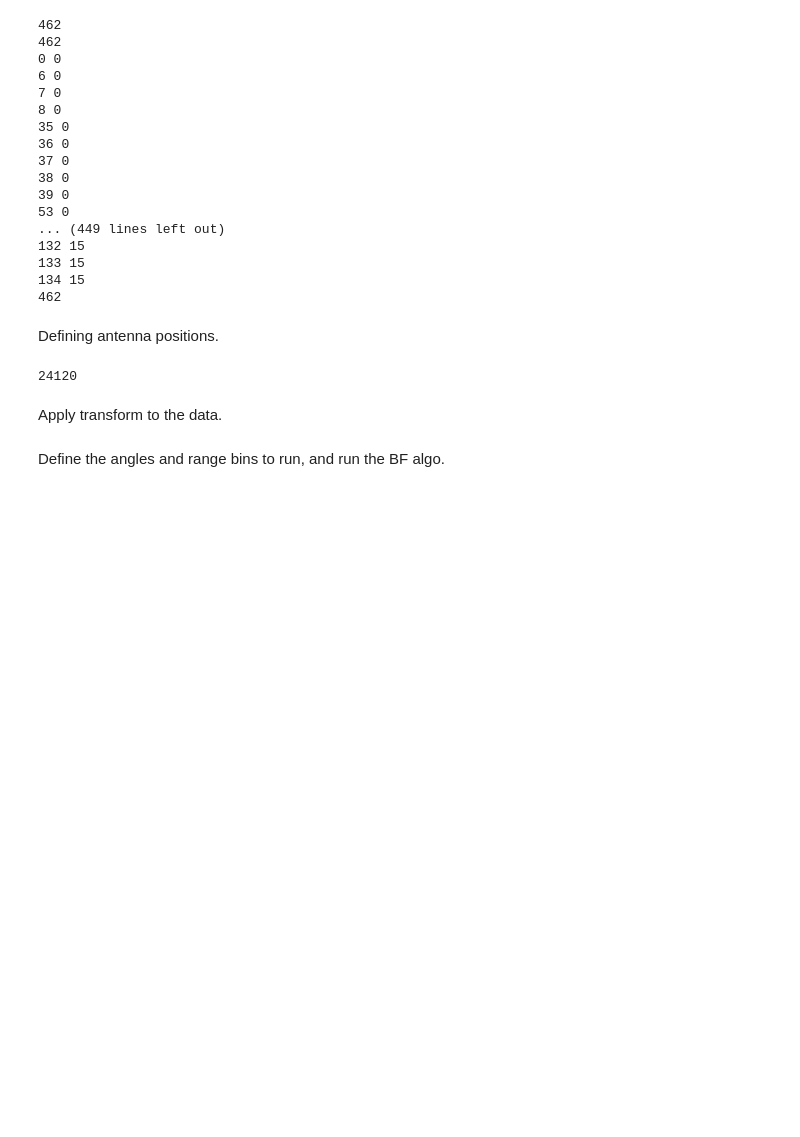
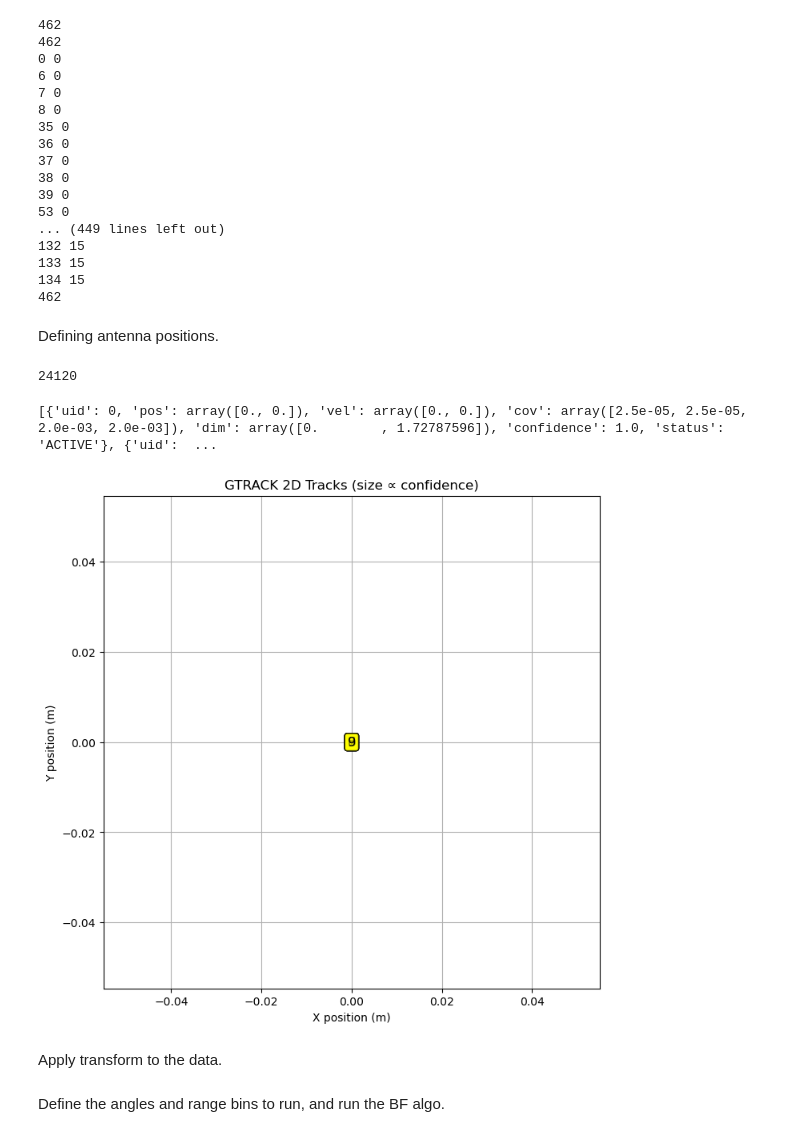
Before and after one commit to COM-304-Group-2/COM-304-Radars, a Jupyter notebook: project/beamforming-super.ipynb, the cells around one changed output. Cells and saved outputs as stored; diff of their text form; code cells hidden in the pictures; blank space fills up the shorter version.

```diff
--- a/project/beamforming-super.ipynb
+++ b/project/beamforming-super.ipynb
@@ -312,3 +339,43 @@ sph_pwr = beamform_2d_s(raw_data[:,:,0:140], 0, 180, 1, 70, 110, 1, x_ant_pos[:,
+# %%
+output = tracker.step(sph_pwr)
+tracks = output['tracks']
+# %% [output]
+[{'uid': 0, 'pos': array([0., 0.]), 'vel': array([0., 0.]), 'cov': array([2.5e-05, 2.5e-05, 2.0e-03, 2.0e-03]), 'dim': array([0.        , 1.72787596]), 'confidence': 1.0, 'status': 'ACTIVE'}, {'uid':  ...
+# %%
+import matplotlib.pyplot as plt
+
+def plot_gtrack(tracks):
+    """
+    Scatter the current positions of each track, draw a velocity arrow,
+    and label by track UID.
+    """
+    plt.figure(figsize=(8,8))
+    for tr in tracks:
+        x, y       = tr['pos']
+        vx, vy     = tr['vel']
+        uid        = tr['uid']
+        confidence = tr.get('confidence', 1.0)
+
+        # draw the position
+        plt.scatter(x, y, s=100*confidence, edgecolors='k', facecolors='none')
+        # draw an arrow showing velocity
+        plt.quiver(x, y, vx, vy, angles='xy', scale_units='xy', scale=1, width=0.005)
+
+        # label with the track ID
+        plt.text(x, y, f"{uid}", fontsize=12, ha='center', va='center',
+                 bbox=dict(boxstyle='round,pad=0.2', fc='yellow', alpha=0.5))
+
+    plt.xlabel("X position (m)")
+    plt.ylabel("Y position (m)")
+    plt.title("GTRACK 2D Tracks (size ∝ confidence)")
+    plt.axis('equal')
+    plt.grid(True)
+    plt.show()
+
+# Then, somewhere in your loop:
+plot_gtrack(output['tracks'])
+# %% [output]
+[figure, added]
 # %% [markdown]
 Apply transform to the data.
 # %%
```
Also changed, not shown: parts of 1 cell of this notebook, 3 other files.
